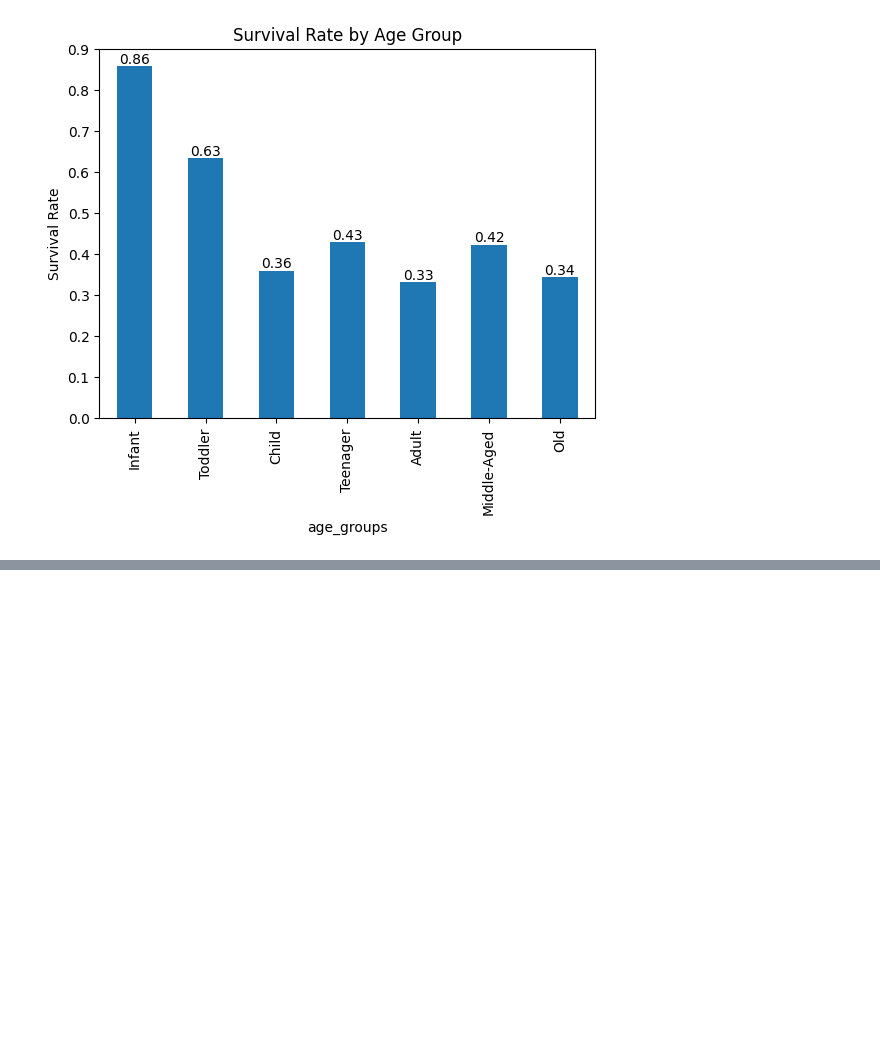
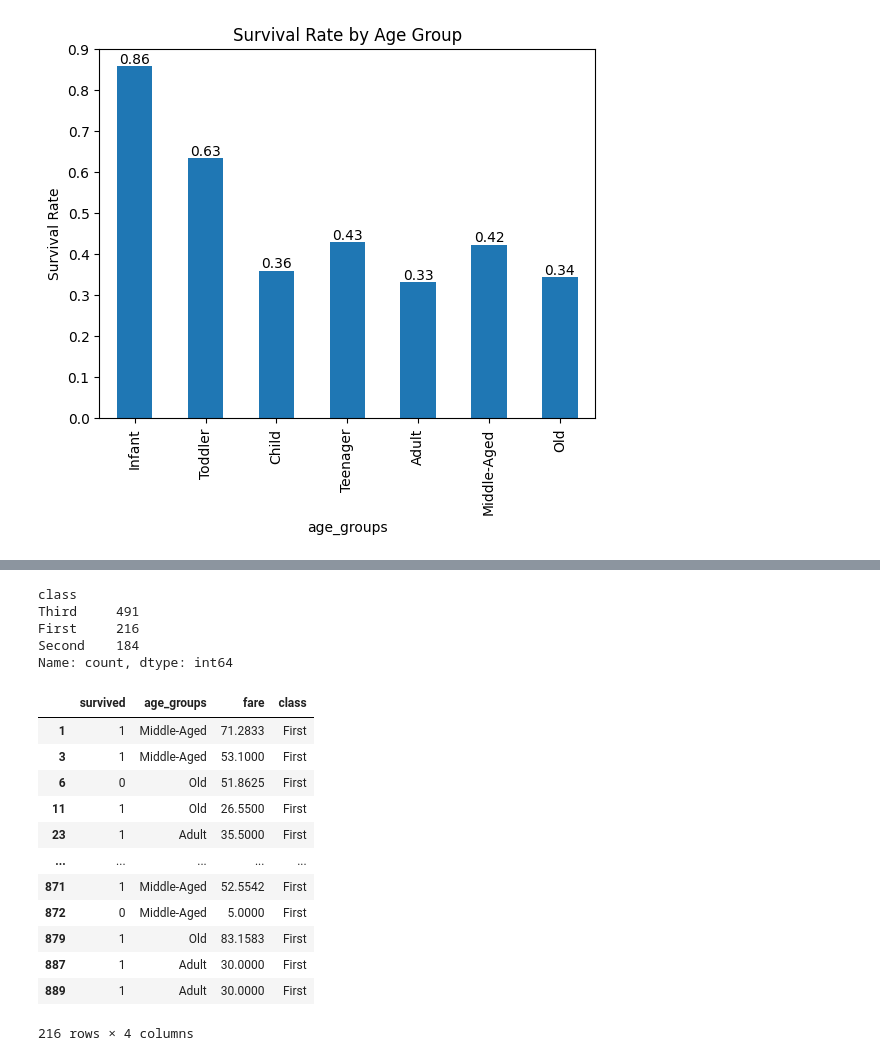
Before and after one commit to ejazurrehman/AI---Data_Science_Course, a Jupyter notebook: pyton_for_data_science/07_pandas.ipynb, the cells around one changed output, grey strips where cells are left out. Saved outputs shown, nothing was run; the diff lists cells and outputs as text; code cells hidden in the pictures; blank space fills up the shorter version.

```diff
--- a/pyton_for_data_science/07_pandas.ipynb
+++ b/pyton_for_data_science/07_pandas.ipynb
@@ -867,0 +885,25 @@ plt.show()
+# %%
+df_01['class'].value_counts()
+# %% [output]
+class
+Third     491
+First     216
+Second    184
+Name: count, dtype: int64
+# %%
+# filter the data on the basis of rows criteria
+df_01[df_01['class']== 'First']
+# %% [output]
+|  | survived | age_groups | fare | class |
+| 1 | 1 | Middle-Aged | 71.2833 | First |
+| 3 | 1 | Middle-Aged | 53.1000 | First |
+| 6 | 0 | Old | 51.8625 | First |
+| 11 | 1 | Old | 26.5500 | First |
+| 23 | 1 | Adult | 35.5000 | First |
+| ... | ... | ... | ... | ... |
+| 871 | 1 | Middle-Aged | 52.5542 | First |
+| 872 | 0 | Middle-Aged | 5.0000 | First |
+| 879 | 1 | Old | 83.1583 | First |
+| 887 | 1 | Adult | 30.0000 | First |
+| 889 | 1 | Adult | 30.0000 | First |
+216 rows × 4 columns
```
Also changed, not shown: parts of 6 cells of this notebook.
